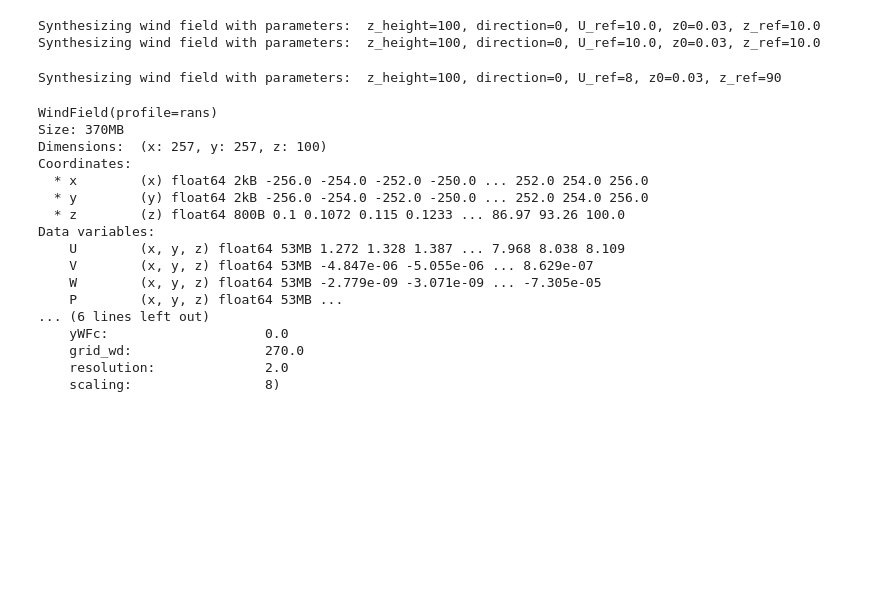
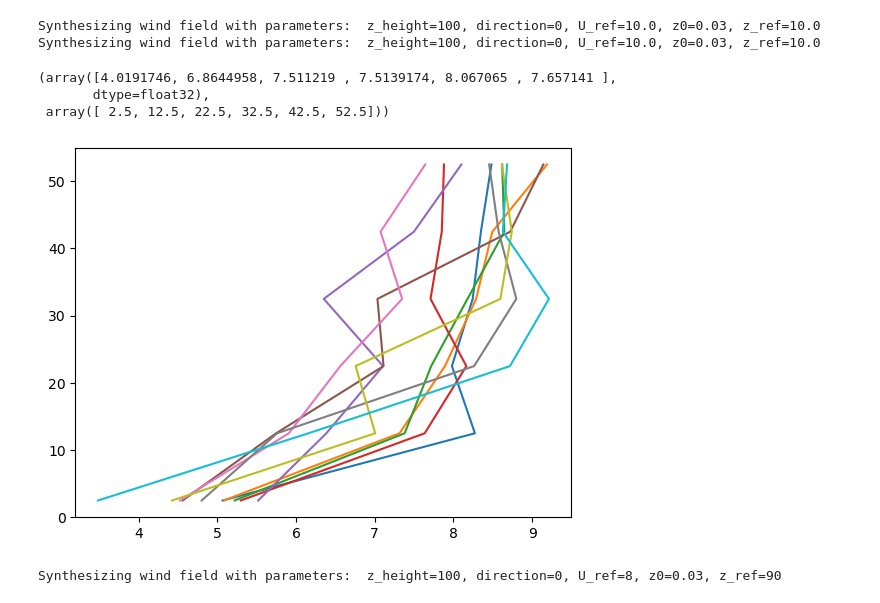
Before and after one commit to JacobManniche/Bachelor_legeplads, a Jupyter notebook: demos/fluctuation.ipynb, the cells around one changed output. Drawn from its saved outputs; the diff is of its cells as text; code cells hidden in the pictures; blank space fills up the shorter version.

```diff
--- a/demos/fluctuation.ipynb
+++ b/demos/fluctuation.ipynb
@@ -10,6 +10,18 @@ Synthesizing wind field with parameters:  z_height=100, direction=0, U_ref=10.0,
 # %%
 file = '../RANS/nc files/LES-90m-8ms.nc' # z0=0.03, U_ref=8, z_ref=90
 ds = xr.open_dataset(file)
+# %%
+ds.isel(x=0, y=0, t=0).u.values, ds.isel(x=0, y=0).z.values
+# %% [output]
+(array([4.0191746, 6.8644958, 7.511219 , 7.5139174, 8.067065 , 7.657141 ],
+       dtype=float32),
+ array([ 2.5, 12.5, 22.5, 32.5, 42.5, 52.5]))
+# %%
+for i in range(0,100,10):
+    plt.plot(ds.isel(x=10, y=10, t=i).u.values, ds.isel(x=0, y=0).z.values)
+plt.show()
+# %% [output]
+[figure, added]
 # %%
 point_i = {'x': 0, 'y': 0, 'z': 2}  # corresponding indices in LES dataset (assuming z[4] ~ 22.5m)
 data = ds.isel(**point_i)
@@ -22,24 +34,4 @@ wind, tke, epsilon = sim_field.get_profile_at(z=z_i) # only need z for pure log
 wind_rans, tke_rans, epsilon_rans = rans_wind.get_profile_at(x=0, y=0, z=z_i) # get RANS wind at specific location
 # %% [output]
 Synthesizing wind field with parameters:  z_height=100, direction=0, U_ref=8, z0=0.03, z_ref=90
-# %%
-rans_wind
-# %% [output]
-WindField(profile=rans)
-Size: 370MB
-Dimensions:  (x: 257, y: 257, z: 100)
-Coordinates:
-  * x        (x) float64 2kB -256.0 -254.0 -252.0 -250.0 ... 252.0 254.0 256.0
-  * y        (y) float64 2kB -256.0 -254.0 -252.0 -250.0 ... 252.0 254.0 256.0
-  * z        (z) float64 800B 0.1 0.1072 0.115 0.1233 ... 86.97 93.26 100.0
-Data variables:
-    U        (x, y, z) float64 53MB 1.272 1.328 1.387 ... 7.968 8.038 8.109
-    V        (x, y, z) float64 53MB -4.847e-06 -5.055e-06 ... 8.629e-07
-    W        (x, y, z) float64 53MB -2.779e-09 -3.071e-09 ... -7.305e-05
-    P        (x, y, z) float64 53MB ...
-... (6 lines left out)
-    yWFc:                    0.0
-    grid_wd:                 270.0
-    resolution:              2.0
-    scaling:                 8)
 # %%
```
Also changed, not shown: parts of 3 cells of this notebook, 7 other files.
